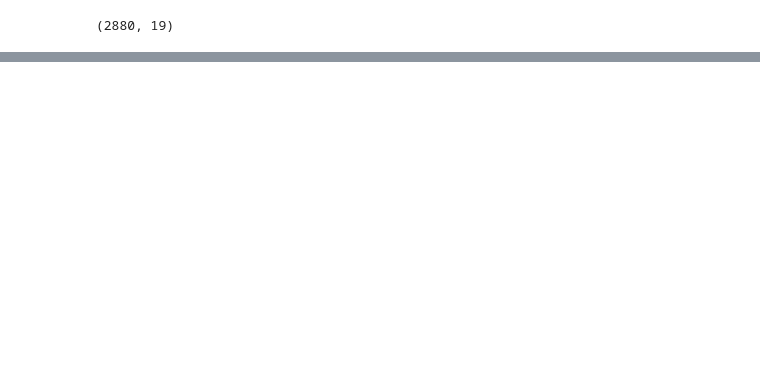
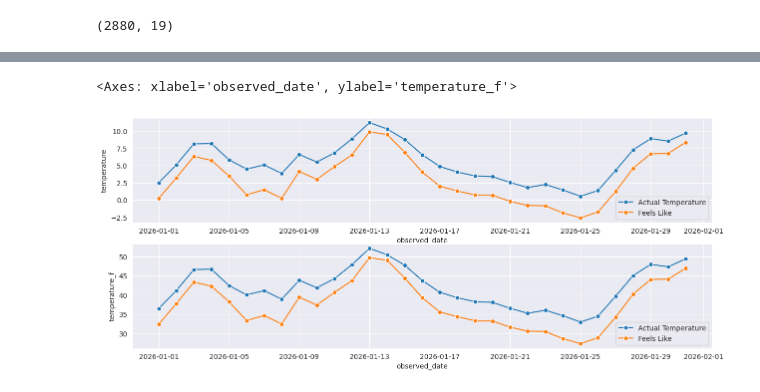
Before and after one commit to danielphilip12/Weather-Pipeline, a Jupyter notebook: notebooks/seattle_analysis.ipynb, the cells around one changed output, grey strips where cells are left out. Cells and saved outputs as stored; diff of their text form; code cells hidden in the pictures; blank space fills up the shorter version.

```diff
--- a/notebooks/seattle_analysis.ipynb
+++ b/notebooks/seattle_analysis.ipynb
@@ -70,0 +104,2 @@ seattle.groupby("observed_date")[['temperature', 'feels_like']].mean()
+# %%
+seattle_jan_group = seattle_jan.groupby(['observed_date'])[['temperature', 'temperature_f', 'feels_like', 'feels_like_f', 'wind_speed']].mean().reset_index()
@@ -70,0 +126,15 @@ seattle.groupby("observed_date")[['temperature', 'feels_like']].mean()
+# %%
+seattle_jan_group['diff_t'] = seattle_jan_group['temperature_f'] - seattle_jan_group['feels_like_f']
+seattle_jan_group['diff'] = seattle_jan_group['temperature'] - seattle_jan_group['feels_like']
+# %%
+seattle_jan_group['observed_date'] = pd.to_datetime(seattle_jan_group['observed_date'])
+# %%
+fig, ax = plt.subplots(2, 1)
+sns.lineplot(data=seattle_jan_group, x='observed_date', y='temperature', label='Actual Temperature', marker='o', ax=ax[0])
+sns.lineplot(data=seattle_jan_group, x='observed_date', y='feels_like', label='Feels Like', marker='o', ax=ax[0])
+
+sns.lineplot(data=seattle_jan_group, x='observed_date', y='temperature_f', label='Actual Temperature', marker='o', ax=ax[1])
+sns.lineplot(data=seattle_jan_group, x='observed_date', y='feels_like_f', label='Feels Like', marker='o', ax=ax[1])
+# %% [output]
+<Axes: xlabel='observed_date', ylabel='temperature_f'>
+[figure, added]
```
Also changed, not shown: parts of 14 cells of this notebook.
